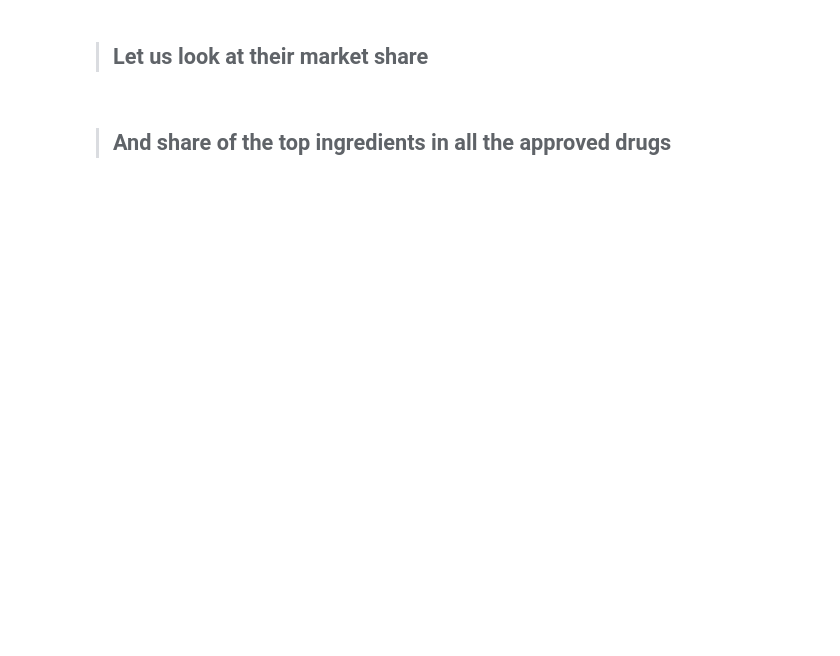
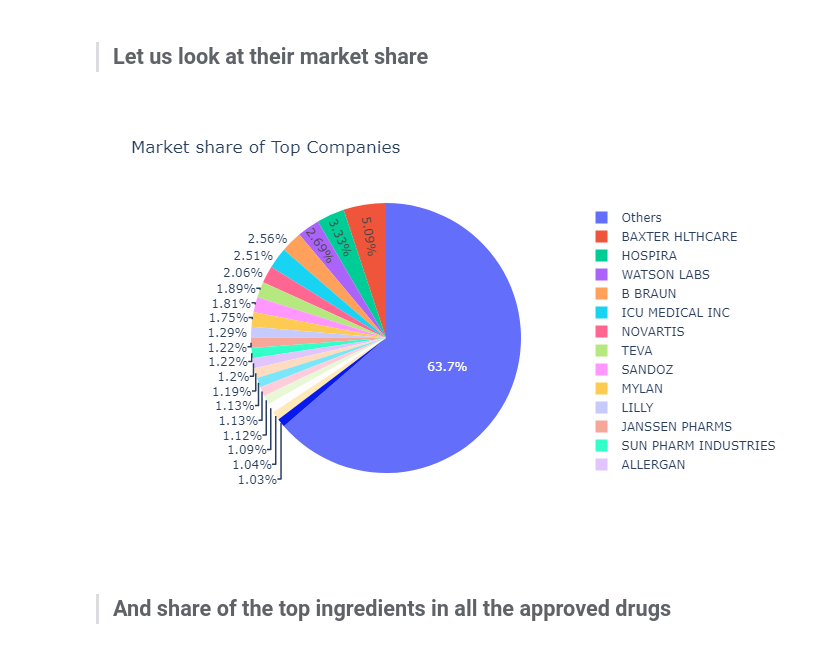
Before and after one commit to Vikramardham/fdaDrug_Data, a Jupyter notebook: fda_drug/explore.ipynb, the cells around one changed output. Saved outputs shown, nothing was run; the diff lists cells and outputs as text; code cells hidden in the pictures; blank space fills up the shorter version.

```diff
--- a/fda_drug/explore.ipynb
+++ b/fda_drug/explore.ipynb
@@ -205,8 +234,11 @@ pd.DataFrame(list(zip(top_drugs, top_companies)), columns=['Ingredients', 'Compa
 # %%
 df1 = pd.DataFrame(list(zip(company_counts.keys(), company_counts.values())), columns=['Company', '# of Drugs'])
 df1.loc[~df1['Company'].isin(top_companies.keys()), 'Company'] = 'Others'
 fig = px.pie(df1, values='# of Drugs', names='Company', title='Market share of Top Companies')
-go.FigureWidget(data=fig)
+#go.FigureWidget(data=fig)
+fig.show(renderer='png')
+# %% [output]
+[figure, added]
 # %% [markdown]
 > ## And share of the top ingredients in all the approved drugs
 # %%
```
Also changed, not shown: parts of 9 cells of this notebook.
